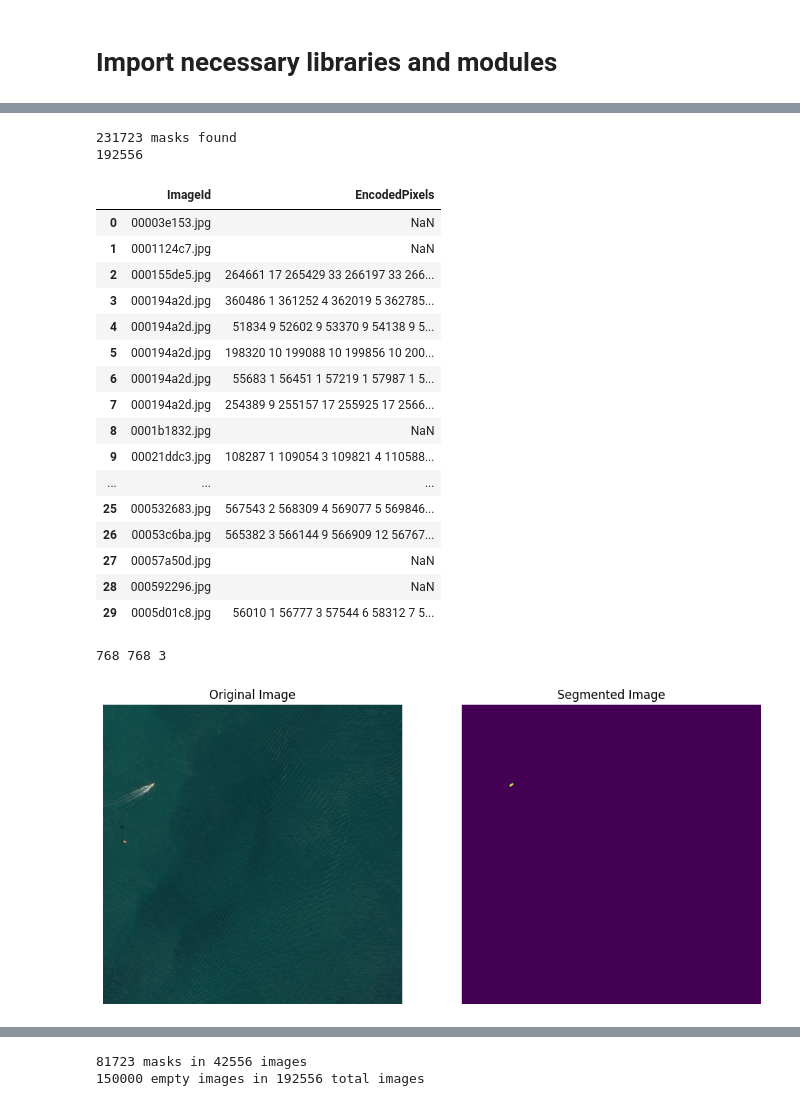
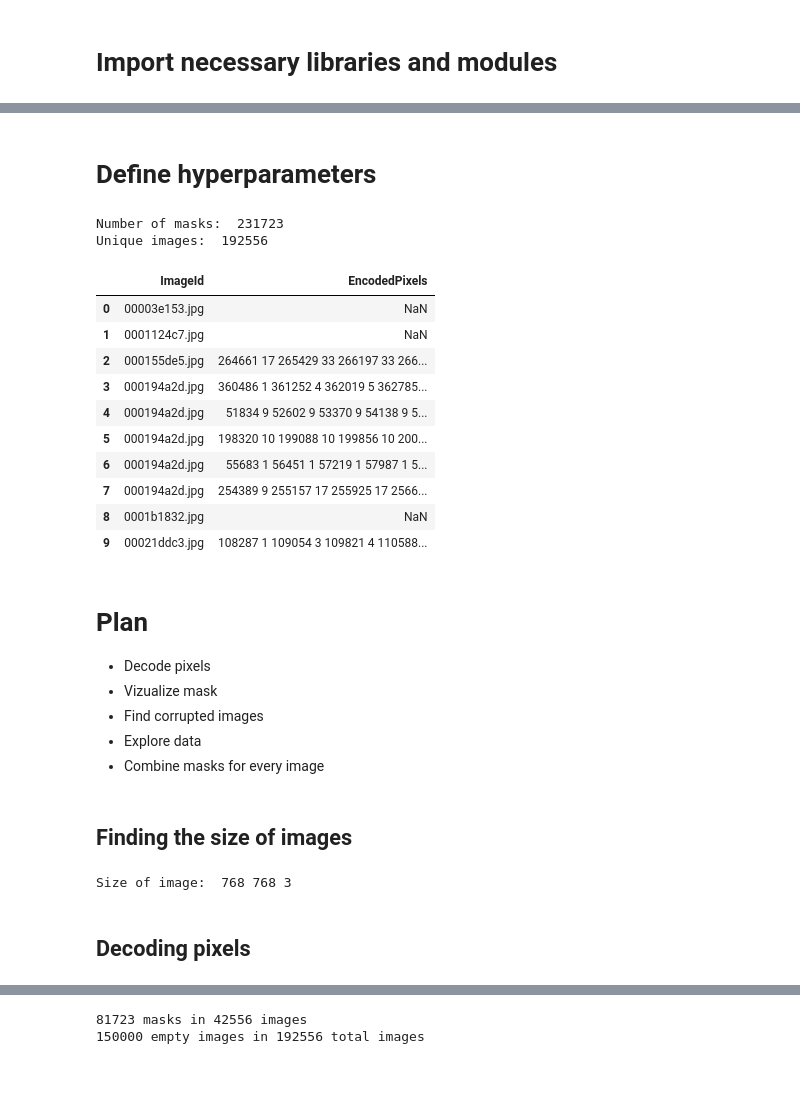
Before and after one commit to kubyllka/Airbus-Ship-Detection-U-net-Segmentation, a Jupyter notebook: kaggle-notebook.ipynb, the cells around one changed output, grey strips where cells are left out. Drawn from its saved outputs; the diff is of its cells as text; code cells hidden in the pictures; blank space fills up the shorter version.

Commit message:
Kaggle Notebook | notebook7cc5da7cec | U-net large model | Added model, refractored code, testing images

```diff
--- a/kaggle-notebook.ipynb
+++ b/kaggle-notebook.ipynb
@@ -22,0 +19,2 @@ from tensorflow.keras.callbacks import ModelCheckpoint
+# %% [markdown]
+# Define hyperparameters
@@ -26,32 +32,35 @@ test_dir_img = '/kaggle/input/airbus-ship-detection/test_v2/'
 train_dir_csv = os.path.join('/kaggle/input/airbus-ship-detection/',
                                  'train_ship_segmentations_v2.csv')
 # %%
-masks = pd.read_csv(train_dir_csv)
-print(masks.shape[0], 'masks found')
-print(masks['ImageId'].value_counts().shape[0])
-masks.head(30)
+df = pd.read_csv(train_dir_csv)
+print('Number of masks: ', df.shape[0])
+print('Unique images: ', df['ImageId'].value_counts().shape[0])
+df.head(10)
 # %% [output]
-231723 masks found
-192556
+Number of masks:  231723
+Unique images:  192556
 |  | ImageId | EncodedPixels |
 | 0 | 00003e153.jpg | NaN |
 | 1 | 0001124c7.jpg | NaN |
 | 2 | 000155de5.jpg | 264661 17 265429 33 266197 33 266... |
 | 3 | 000194a2d.jpg | 360486 1 361252 4 362019 5 362785... |
 | 4 | 000194a2d.jpg | 51834 9 52602 9 53370 9 54138 9 5... |
 | 5 | 000194a2d.jpg | 198320 10 199088 10 199856 10 200... |
 | 6 | 000194a2d.jpg | 55683 1 56451 1 57219 1 57987 1 5... |
 | 7 | 000194a2d.jpg | 254389 9 255157 17 255925 17 2566... |
 | 8 | 0001b1832.jpg | NaN |
 | 9 | 00021ddc3.jpg | 108287 1 109054 3 109821 4 110588... |
-| ... | ... | ... |
-| 25 | 000532683.jpg | 567543 2 568309 4 569077 5 569846... |
-| 26 | 00053c6ba.jpg | 565382 3 566144 9 566909 12 56767... |
-| 27 | 00057a50d.jpg | NaN |
-| 28 | 000592296.jpg | NaN |
-| 29 | 0005d01c8.jpg | 56010 1 56777 3 57544 6 58312 7 5... |
+# %% [markdown]
+# Plan
+* Decode pixels
+* Vizualize mask
+* Find corrupted images
+* Explore data
+* Combine masks for every image
+# %% [markdown]
+## Finding the size of images
 # %%
-image_file = masks['ImageId'].iloc[2]  # Get the name of the image from DataFrame
+image_file = df['ImageId'].iloc[2]
 image_path = train_dir_img + image_file
 
 image = cv2.imread(image_path)
@@ -59,7 +68,9 @@ image = cv2.imread(image_path)
 height = image.shape[0]
 width = image.shape[1]
 num_channels = image.shape[2]
-print(height, width, num_channels)
+print('Size of image: ', height, width, num_channels)
 # %% [output]
-768 768 3
+Size of image:  768 768 3
+# %% [markdown]
+## Decoding pixels
 # %%
@@ -96,4 +91,0 @@ def display_encoded_pixels_train(image_num, shape=(height, width)):
-# %%
-display_encoded_pixels_train(458, (height, width))
-# %% [output]
-[figure, removed]
```
Also changed, not shown: parts of 35 cells of this notebook.
